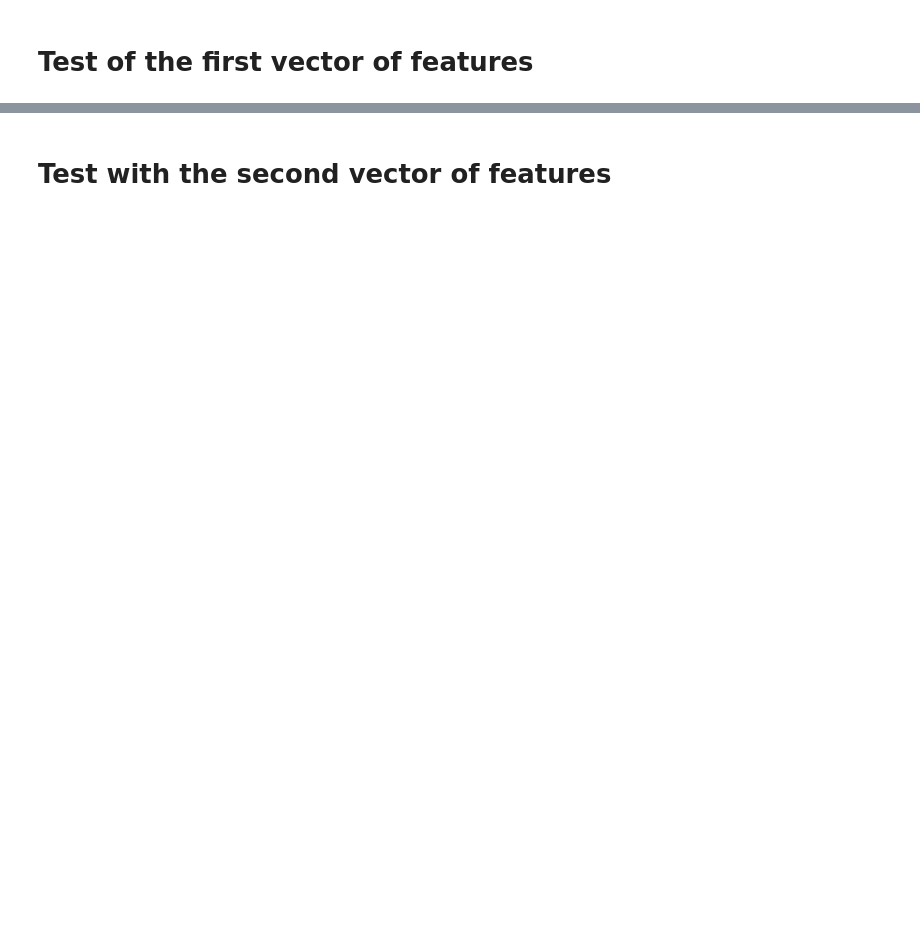
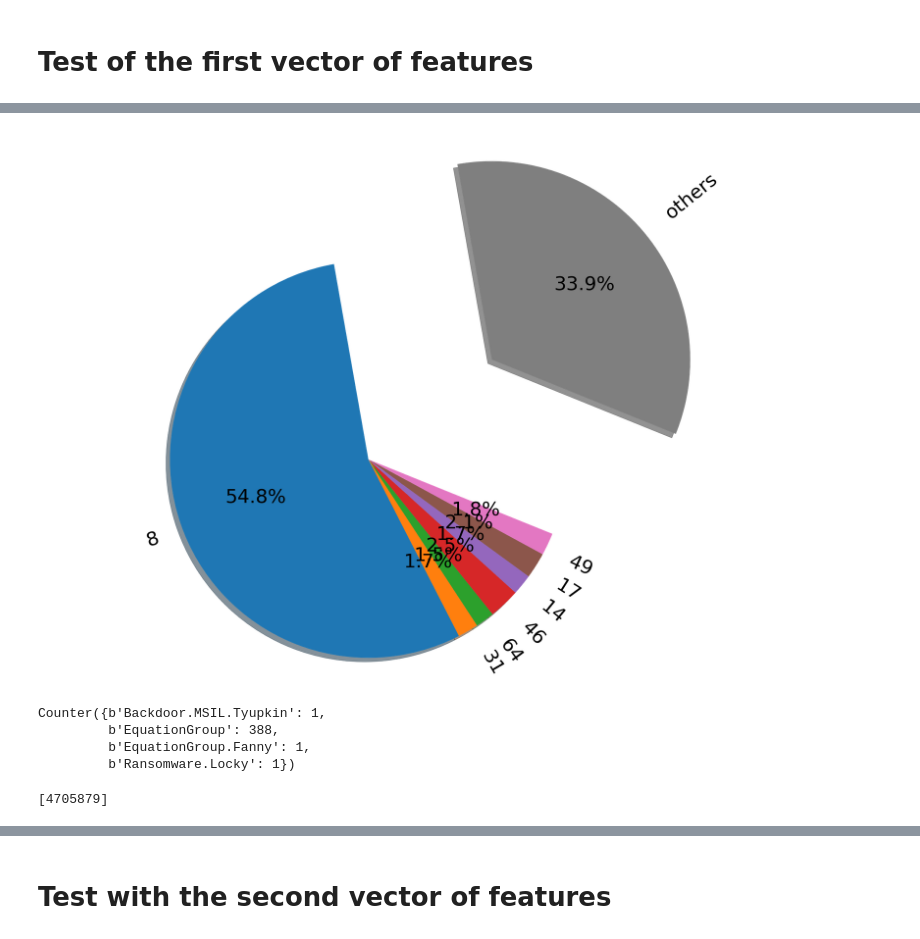
Before and after one commit to sebdraven/hack_lu_2017, a Jupyter notebook: Kmeans algorithm.ipynb, the cells around one changed output, grey strips where cells are left out. Saved outputs shown, nothing was run; the diff lists cells and outputs as text; code cells hidden in the pictures; blank space fills up the shorter version.

Commit message:
add graph of distribution

```diff
--- a/Kmeans algorithm.ipynb
+++ b/Kmeans algorithm.ipynb
@@ -42,0 +115,8 @@ distrib
+# %%
+import matplotlib.pyplot as plt
+from collections import Counter
+import matplotlib as mpl
+mpl.rcParams['font.size'] = 50.0
+# %%
+distrib_class_malware = { int(k):len(v) for k,v in distrib.items()}
+distrib_class_malware
@@ -43,2 +141,34 @@ distrib
+# %%
+labels = [ str(k) for k,v in distrib_class_malware.items() if v > 10 ]
+
+labels.append('others')
+explode=[ 0 for i in range(0,len(labels))]
+explode[len(labels)-1] = 0.8
+fig1, ax1 = plt.subplots()
+
+rest = sum([ v for v in distrib_class_malware.values() if v < 10])
+data = [ v for v in distrib_class_malware.values() if v > 10]
+data.append(rest)
+
+ax1.pie(data ,labels=labels, autopct='%1.1f%%',
+        shadow=True, startangle=100, rotatelabels =True, explode=explode)
+ax1.axis('equal')  # Equal aspect ratio ensures that pie is drawn as a circle.
+fig1.subplots_adjust(0.3,0,5,5)
+
+plt.show()
+# %% [output]
+[figure, added]
+# %%
+histo = Counter( malware_fam for m,malware_fam in distrib[b'8'])
+histo
+# %% [output]
+Counter({b'Backdoor.MSIL.Tyupkin': 1,
+         b'EquationGroup': 388,
+         b'EquationGroup.Fanny': 1,
+         b'Ransomware.Locky': 1})
+# %%
+[eval(redis_h.client.hget(k.decode(),'first_vector'))['size of file']for k,malware_fam in distrib[b'12']]
+# %% [output]
+[4705879]
 # %%
 redis_h.client.hget('0404b8957c27de20bebb133d3cf0a28e30700f667f7c2f3fe7fde7e726b691cd','first_vector')
```
Also changed, not shown: parts of 32 cells of this notebook, 4 other files.
